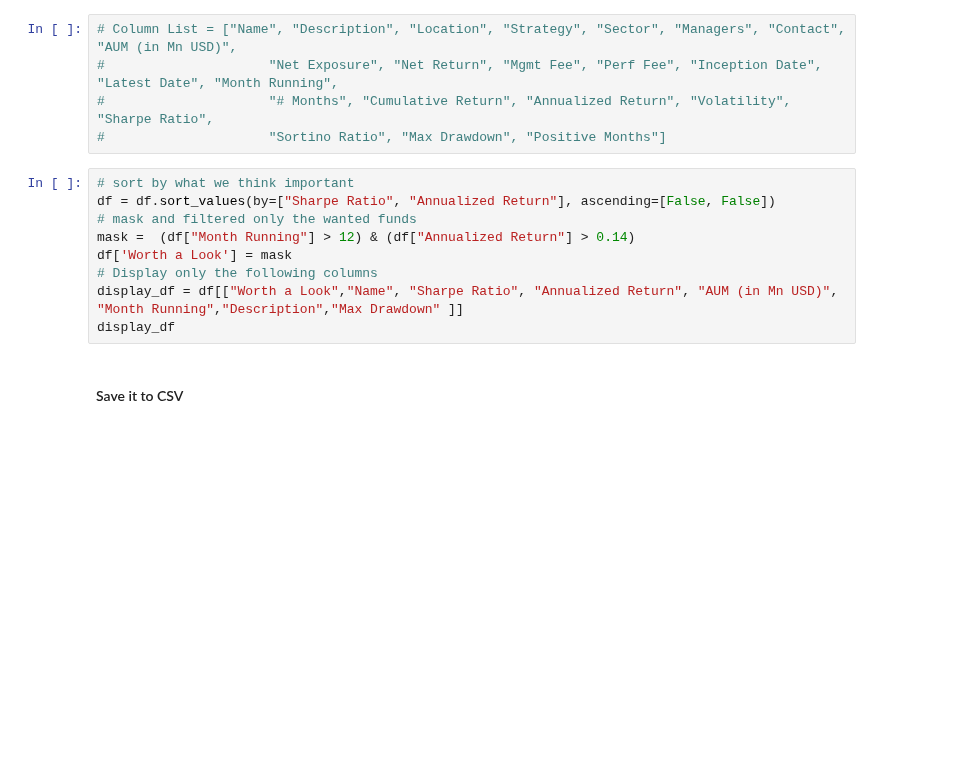
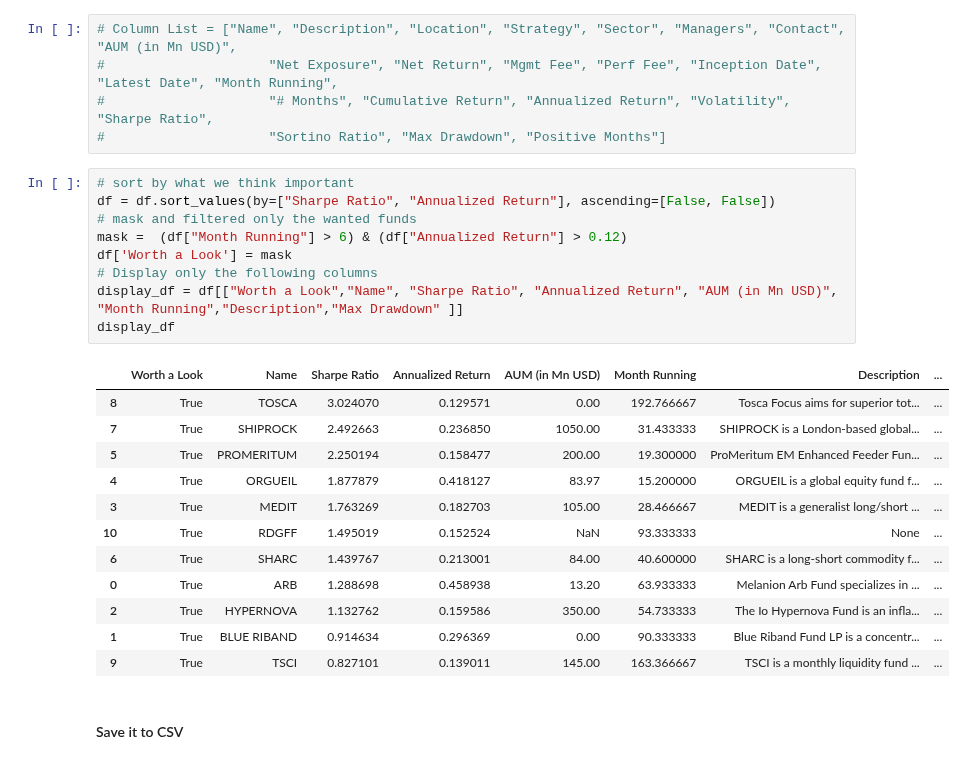
Before and after one commit to python-Marsh/fofproject, a Jupyter notebook: fund_workstation.ipynb, the cells around one changed output. Saved outputs shown, nothing was run; the diff lists cells and outputs as text; blank space fills up the shorter version.

```diff
--- a/fund_workstation.ipynb
+++ b/fund_workstation.ipynb
@@ -91,12 +122,25 @@ df.head(3)
 # %%
 # sort by what we think important
 df = df.sort_values(by=["Sharpe Ratio", "Annualized Return"], ascending=[False, False])
 # mask and filtered only the wanted funds
-mask =  (df["Month Running"] > 12) & (df["Annualized Return"] > 0.14)
+mask =  (df["Month Running"] > 6) & (df["Annualized Return"] > 0.12)
 df['Worth a Look'] = mask
 # Display only the following columns
 display_df = df[["Worth a Look","Name", "Sharpe Ratio", "Annualized Return", "AUM (in Mn USD)", "Month Running","Description","Max Drawdown" ]]
 display_df
+# %% [output]
+|  | Worth a Look | Name | Sharpe Ratio | Annualized Return | AUM (in Mn USD) | Month Running | Description | ... |
+| 8 | True | TOSCA | 3.024070 | 0.129571 | 0.00 | 192.766667 | Tosca Focus aims for superior tot... | ... |
+| 7 | True | SHIPROCK | 2.492663 | 0.236850 | 1050.00 | 31.433333 | SHIPROCK is a London-based global... | ... |
+| 5 | True | PROMERITUM | 2.250194 | 0.158477 | 200.00 | 19.300000 | ProMeritum EM Enhanced Feeder Fun... | ... |
+| 4 | True | ORGUEIL | 1.877879 | 0.418127 | 83.97 | 15.200000 | ORGUEIL is a global equity fund f... | ... |
+| 3 | True | MEDIT | 1.763269 | 0.182703 | 105.00 | 28.466667 | MEDIT is a generalist long/short ... | ... |
+| 10 | True | RDGFF | 1.495019 | 0.152524 | NaN | 93.333333 | None | ... |
+| 6 | True | SHARC | 1.439767 | 0.213001 | 84.00 | 40.600000 | SHARC is a long-short commodity f... | ... |
+| 0 | True | ARB | 1.288698 | 0.458938 | 13.20 | 63.933333 | Melanion Arb Fund specializes in ... | ... |
+| 2 | True | HYPERNOVA | 1.132762 | 0.159586 | 350.00 | 54.733333 | The Io Hypernova Fund is an infla... | ... |
+| 1 | True | BLUE RIBAND | 0.914634 | 0.296369 | 0.00 | 90.333333 | Blue Riband Fund LP is a concentr... | ... |
+| 9 | True | TSCI | 0.827101 | 0.139011 | 145.00 | 163.366667 | TSCI is a monthly liquidity fund ... | ... |
 # %% [markdown]
 #### Save it to CSV
 # %%
```
Also changed, not shown: parts of 14 cells of this notebook, 2 other files.
